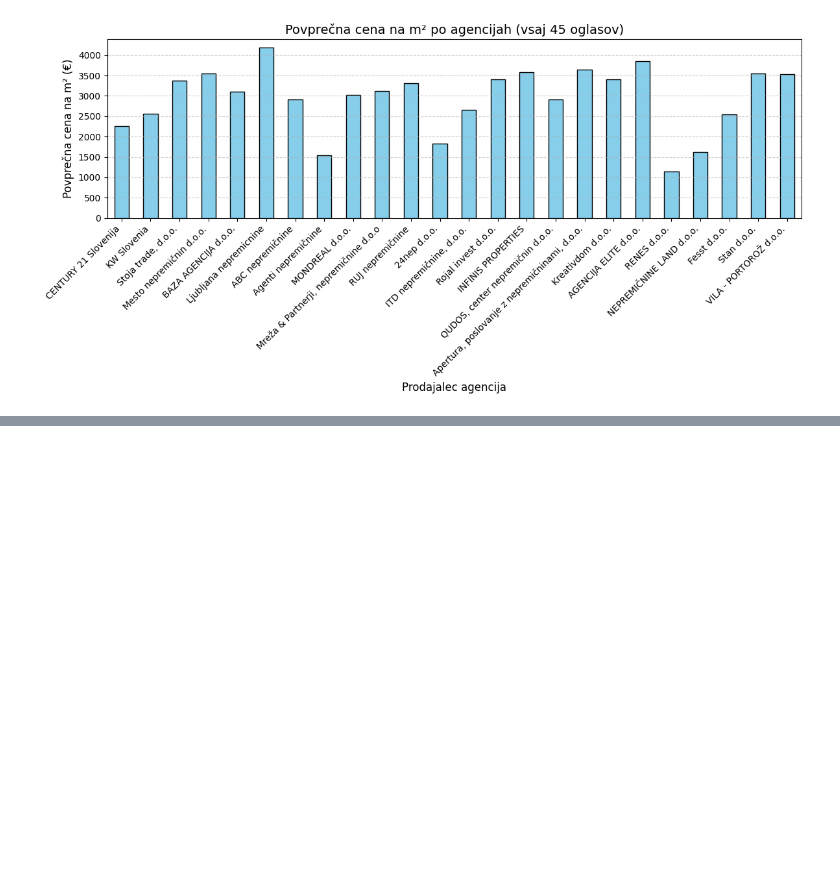
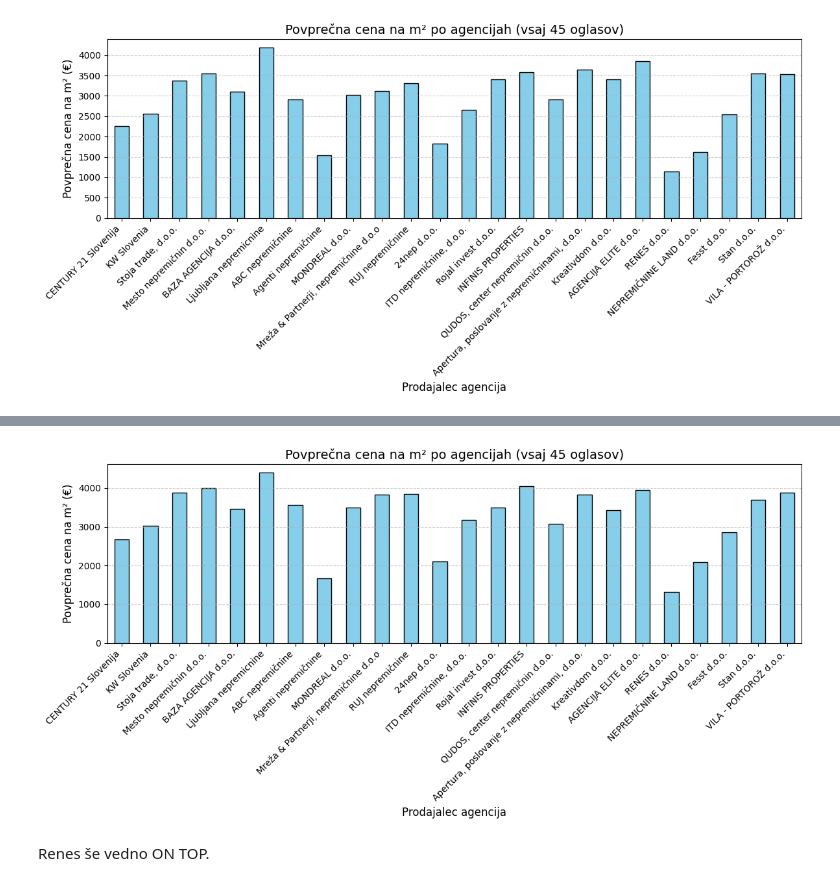
Before and after one commit to tthuma1/PR251, a Jupyter notebook: src/vizualizacije_ponudniki.ipynb, the cells around one changed output, grey strips where cells are left out. Saved outputs shown, nothing was run; the diff lists cells and outputs as text; code cells hidden in the pictures; blank space fills up the shorter version.

```diff
--- a/src/vizualizacije_ponudniki.ipynb
+++ b/src/vizualizacije_ponudniki.ipynb
@@ -184,0 +223,24 @@ Agenti nepremičnine in Renes d.o.o. imajo precej nizke cene.
+# %%
+avg_price_per_agency = filtered_df.groupby('prodajalec_agencija')['cena_na_m2'].mean()
+
+# Sortiramo po številu oglasov (kot prej)
+avg_price_per_agency = avg_price_per_agency.loc[ordered_agencies]
+
+import matplotlib.pyplot as plt
+
+plt.figure(figsize=(12, 6))
+
+avg_price_per_agency.plot(kind='bar', color='skyblue', edgecolor='black')
+
+plt.title('Povprečna cena na m² po agencijah (vsaj 45 oglasov)', fontsize=14)
+plt.xlabel('Prodajalec agencija', fontsize=12)
+plt.ylabel('Povprečna cena na m² (€)', fontsize=12)
+plt.xticks(rotation=45, ha='right')
+plt.grid(axis='y', linestyle='--', alpha=0.6)
+plt.tight_layout()
+
+plt.show()
+# %% [output]
+[figure, added]
+# %% [markdown]
+Renes še vedno ON TOP.
```
Also changed, not shown: parts of 4 cells of this notebook.
